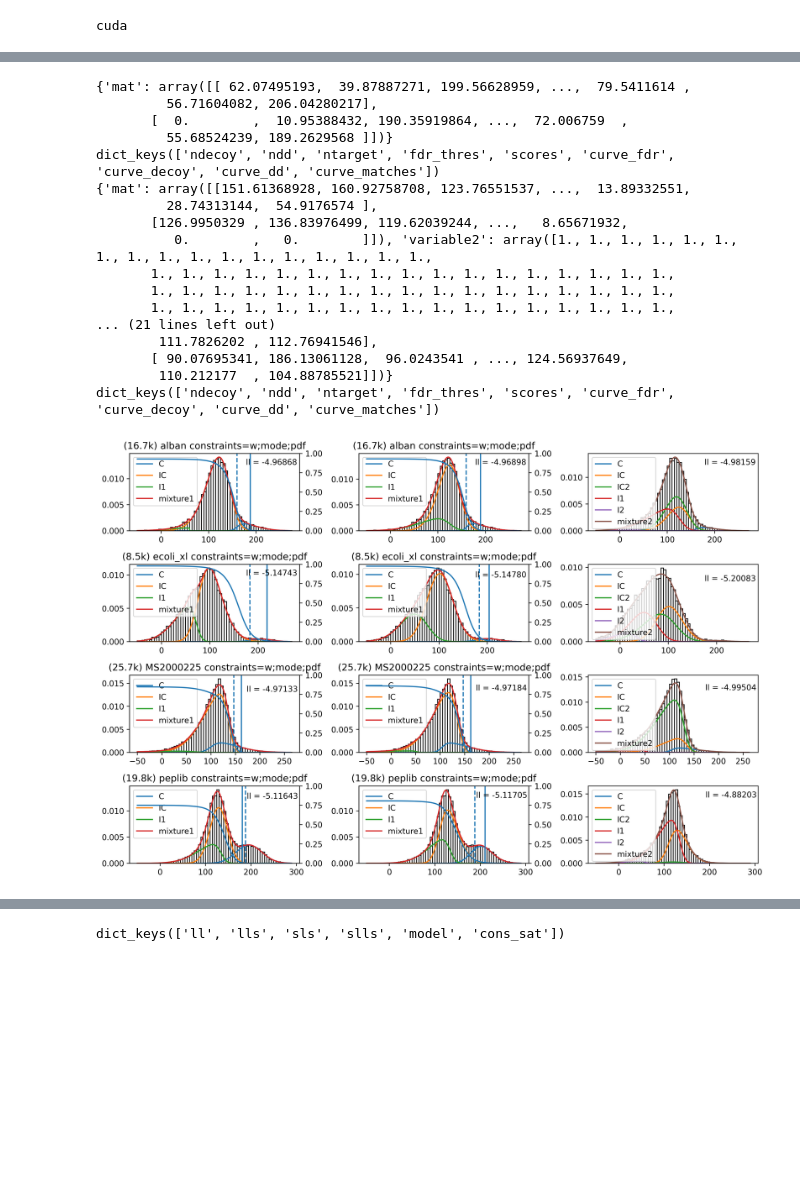
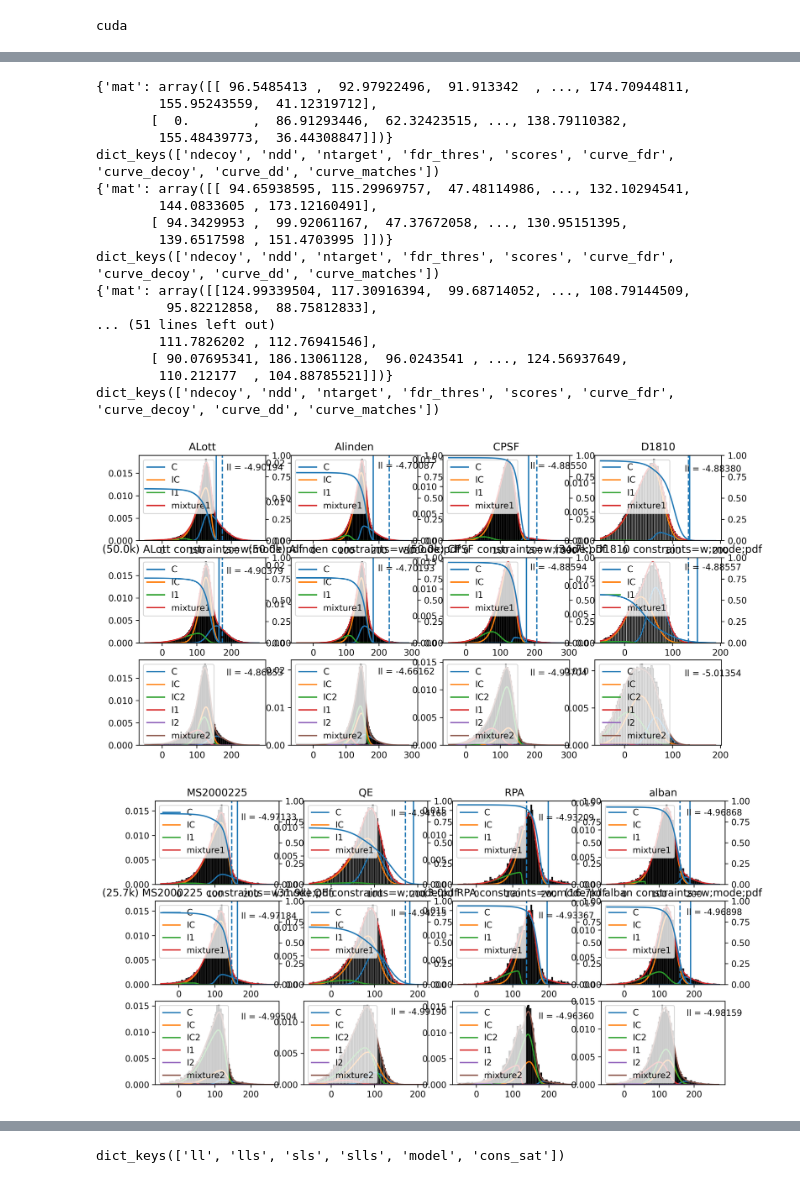
Before and after one commit to shawn-peng/xlms, a Jupyter notebook: python/plot_paper_figures.ipynb, the cells around one changed output, grey strips where cells are left out. Drawn from its saved outputs; the diff is of its cells as text; code cells hidden in the pictures; blank space fills up the shorter version.

```diff
--- a/python/plot_paper_figures.ipynb
+++ b/python/plot_paper_figures.ipynb
@@ -276,45 +283,75 @@ def plot_model_s2(model, dataset, tda_info, ax):
     ax.legend(legends, loc=2)
 
     # ax.set_title(frozen_model.title)
+# %%
+def gen_ufunc(nin, nout):
+    return lambda f: np.frompyfunc(f, nin, nout)
+
+def reduce(f, arr, dims):
+    r = arr
+    for dim in dims:
+        r = f.reduce(r, dim, keepdims=True)
+    return r.squeeze(dims)
+
+@gen_ufunc(2, 1)
+def max_ll(x, y):
+    if x['ll'] > y['ll']:
+        return x
+    else:
+        return y
+
+@gen_ufunc(1, 1)
+def take_model(x):
+    return x['model']
+
+@gen_ufunc(1, 1)
+def take_fdr_thres(x):
+    return x.fdr_thres
 # %%
 def plot_res(models_1s, models_2s):
     w = 12
-    fig = plt.figure(figsize=(w, w/6 * N), dpi=320)
-    fig.subplots(N, 3)
-    i_ax = 0
+    # fig = plt.figure(figsize=(w, w/6 * N), dpi=320)
+    # fig.subplots(N, 3)
     for i, dataset_name in enumerate(plot_datasets):
+        if i % 4 == 0:
+            fig = plt.figure(figsize=(w, w/6 * 3), dpi=320)
+            fig.subplots(3, 4)
+            i_ax = 0
         ind = dataset_ind[dataset_name]
 
         dataset, tda_info = load_dataset(dataset_name)
 
-        best_1s = reduce(model_ll_max, models_1s[ind], (0, 1))[()]
-        best_2s = reduce(model_ll_max, models_2s[ind], (0, 1))[()]
+        best_1s = reduce(max_ll, models_1s[ind], (0, 1))[()]
+        best_2s = reduce(max_ll, models_2s[ind], (0, 1))[()]
         # print(best_1s.keys())
         plot_model_s1(best_1s, dataset, tda_info, fig.axes[i_ax])
-        plot_model_s1(best_2s, dataset, tda_info, fig.axes[i_ax+1])
-        plot_model_s2(best_2s, dataset, tda_info, fig.axes[i_ax+2])
+        plot_model_s1(best_2s, dataset, tda_info, fig.axes[i_ax+1*4])
+        plot_model_s2(best_2s, dataset, tda_info, fig.axes[i_ax+2*4])
 
-        i_ax += 3
+        fig.axes[i_ax].set_title(dataset_name)
+
+        i_ax += 1
 
     fig.tight_layout()
 
 plot_res(models_1s, models_2s)
 # %% [output]
-{'mat': array([[ 62.07495193,  39.87887271, 199.56628959, ...,  79.5411614 ,
-         56.71604082, 206.04280217],
-       [  0.        ,  10.95388432, 190.35919864, ...,  72.006759  ,
-         55.68524239, 189.2629568 ]])}
+{'mat': array([[ 96.5485413 ,  92.97922496,  91.913342  , ..., 174.70944811,
+        155.95243559,  41.12319712],
+       [  0.        ,  86.91293446,  62.32423515, ..., 138.79110382,
+        155.48439773,  36.44308847]])}
 dict_keys(['ndecoy', 'ndd', 'ntarget', 'fdr_thres', 'scores', 'curve_fdr', 'curve_decoy', 'curve_dd', 'curve_matches'])
-{'mat': array([[151.61368928, 160.92758708, 123.76551537, ...,  13.89332551,
-         28.74313144,  54.9176574 ],
-       [126.9950329 , 136.83976499, 119.62039244, ...,   8.65671932,
-          0.        ,   0.        ]]), 'variable2': array([1., 1., 1., 1., 1., 1., 1., 1., 1., 1., 1., 1., 1., 1., 1., 1., 1.,
-       1., 1., 1., 1., 1., 1., 1., 1., 1., 1., 1., 1., 1., 1., 1., 1., 1.,
-       1., 1., 1., 1., 1., 1., 1., 1., 1., 1., 1., 1., 1., 1., 1., 1., 1.,
-       1., 1., 1., 1., 1., 1., 1., 1., 1., 1., 1., 1., 1., 1., 1., 1., 1.,
-... (21 lines left out)
+{'mat': array([[ 94.65938595, 115.29969757,  47.48114986, ..., 132.10294541,
+        144.0833605 , 173.12160491],
+       [ 94.3429953 ,  99.92061167,  47.37672058, ..., 130.95151395,
+        139.6517598 , 151.4703995 ]])}
+dict_keys(['ndecoy', 'ndd', 'ntarget', 'fdr_thres', 'scores', 'curve_fdr', 'curve_decoy', 'curve_dd', 'curve_matches'])
+{'mat': array([[124.99339504, 117.30916394,  99.68714052, ..., 108.79144509,
+         95.82212858,  88.75812833],
+... (51 lines left out)
         111.7826202 , 112.76941546],
        [ 90.07695341, 186.13061128,  96.0243541 , ..., 124.56937649,
         110.212177  , 104.88785521]])}
 dict_keys(['ndecoy', 'ndd', 'ntarget', 'fdr_thres', 'scores', 'curve_fdr', 'curve_decoy', 'curve_dd', 'curve_matches'])
-[figure, old version]
+[figure, new version]
+[figure, added]
```
Also changed, not shown: parts of 10 cells of this notebook.
